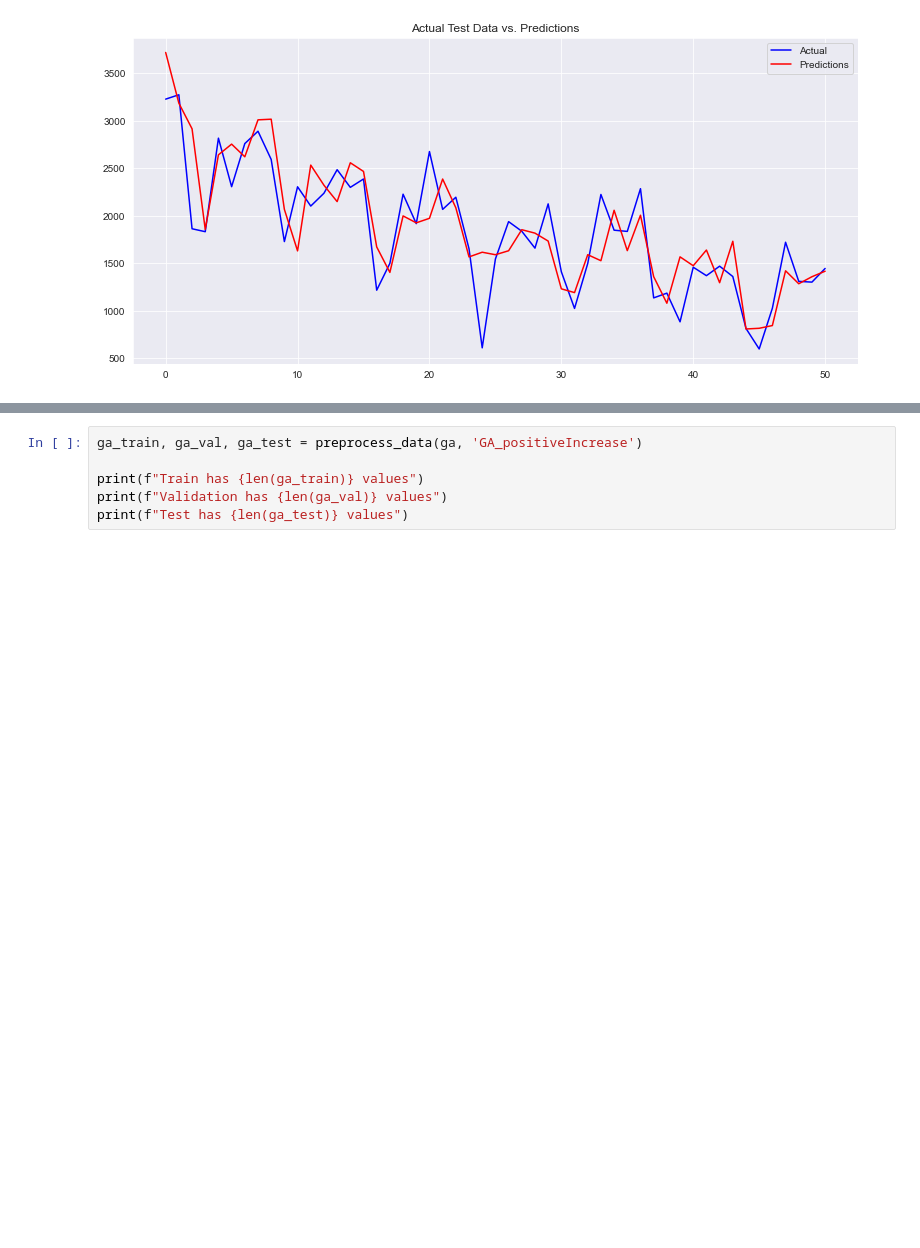
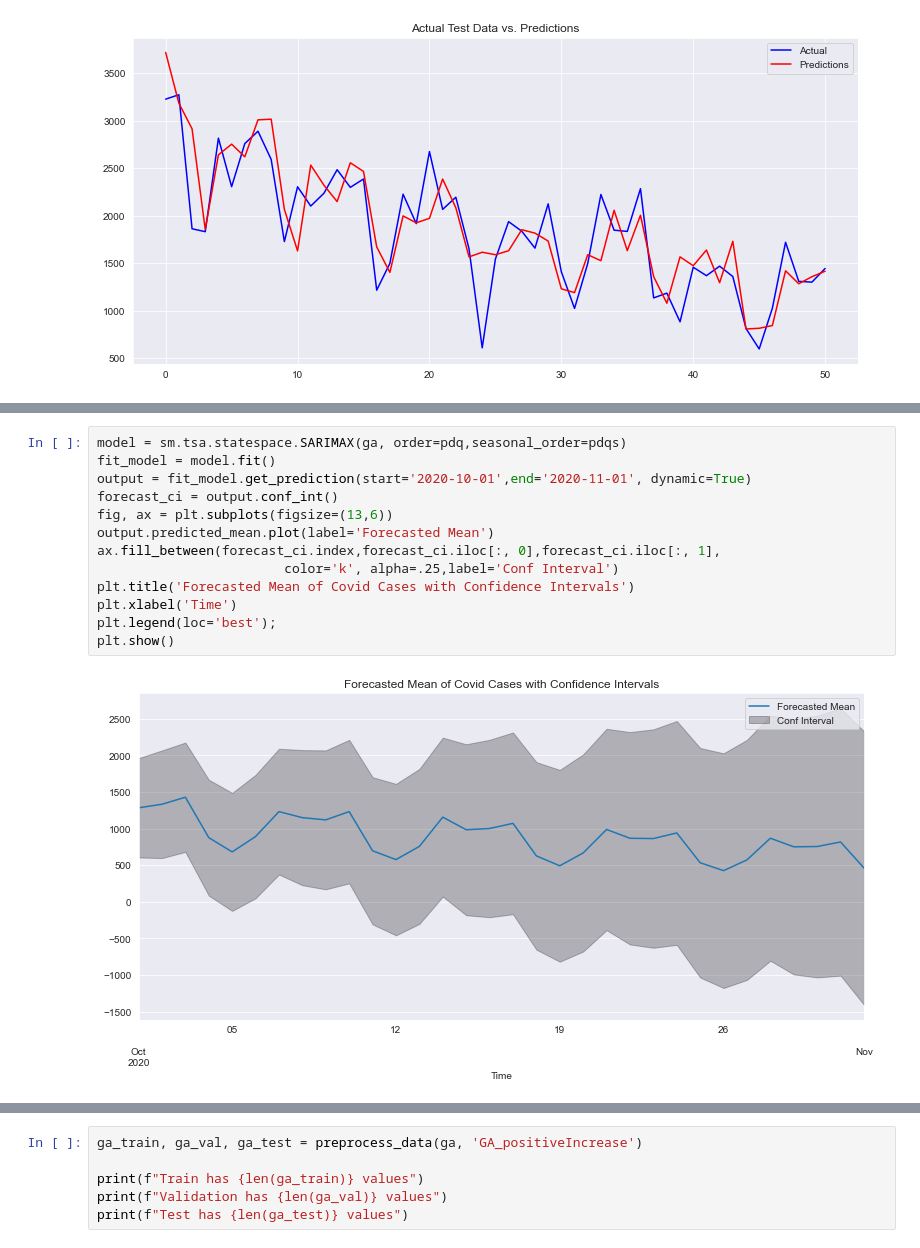
Before and after one commit to bmauss/COVID_Forecast, a Jupyter notebook: Georgia.ipynb, the cells around one changed output, grey strips where cells are left out. Drawn from its saved outputs; the diff is of its cells as text; blank space fills up the shorter version.

```diff
--- a/Georgia.ipynb
+++ b/Georgia.ipynb
@@ -187,0 +228,15 @@ SARIMA model RMSE on train data: 582.00243
+# %%
+model = sm.tsa.statespace.SARIMAX(ga, order=pdq,seasonal_order=pdqs)
+fit_model = model.fit()
+output = fit_model.get_prediction(start='2020-10-01',end='2020-11-01', dynamic=True)
+forecast_ci = output.conf_int()
+fig, ax = plt.subplots(figsize=(13,6))
+output.predicted_mean.plot(label='Forecasted Mean')
+ax.fill_between(forecast_ci.index,forecast_ci.iloc[:, 0],forecast_ci.iloc[:, 1],
+                        color='k', alpha=.25,label='Conf Interval')
+plt.title('Forecasted Mean of Covid Cases with Confidence Intervals')
+plt.xlabel('Time')
+plt.legend(loc='best');
+plt.show()
+# %% [output]
+[figure, added]
```
Also changed, not shown: parts of 31 cells of this notebook, 5 other files.
